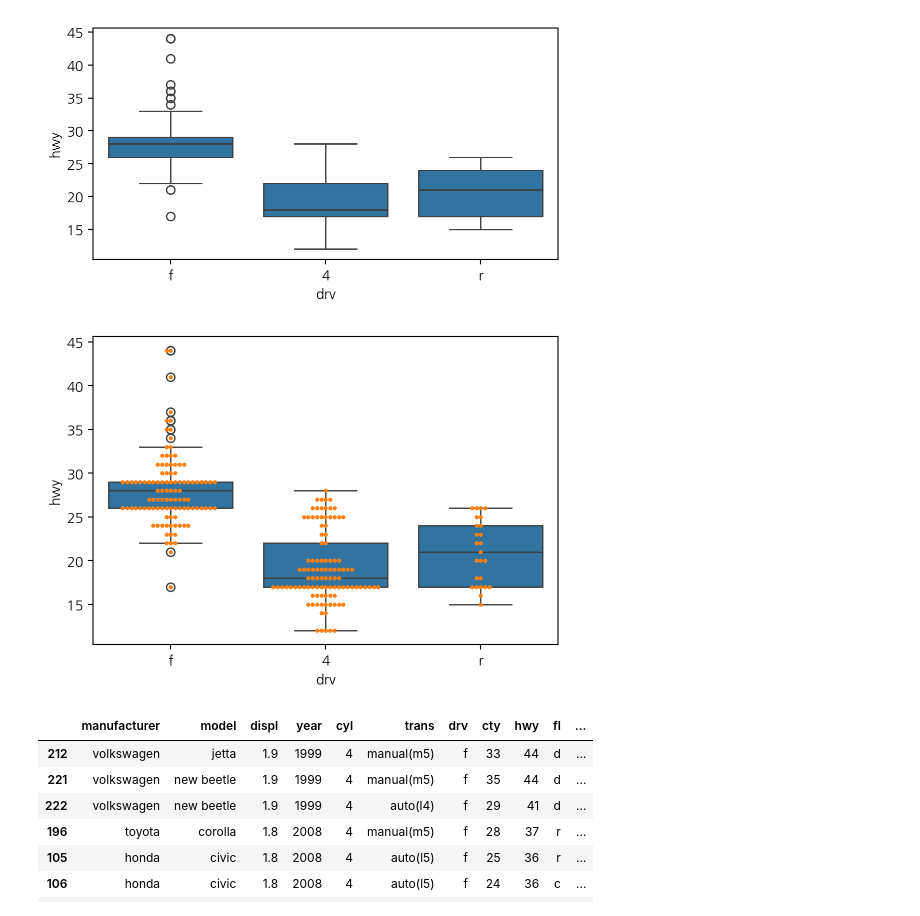
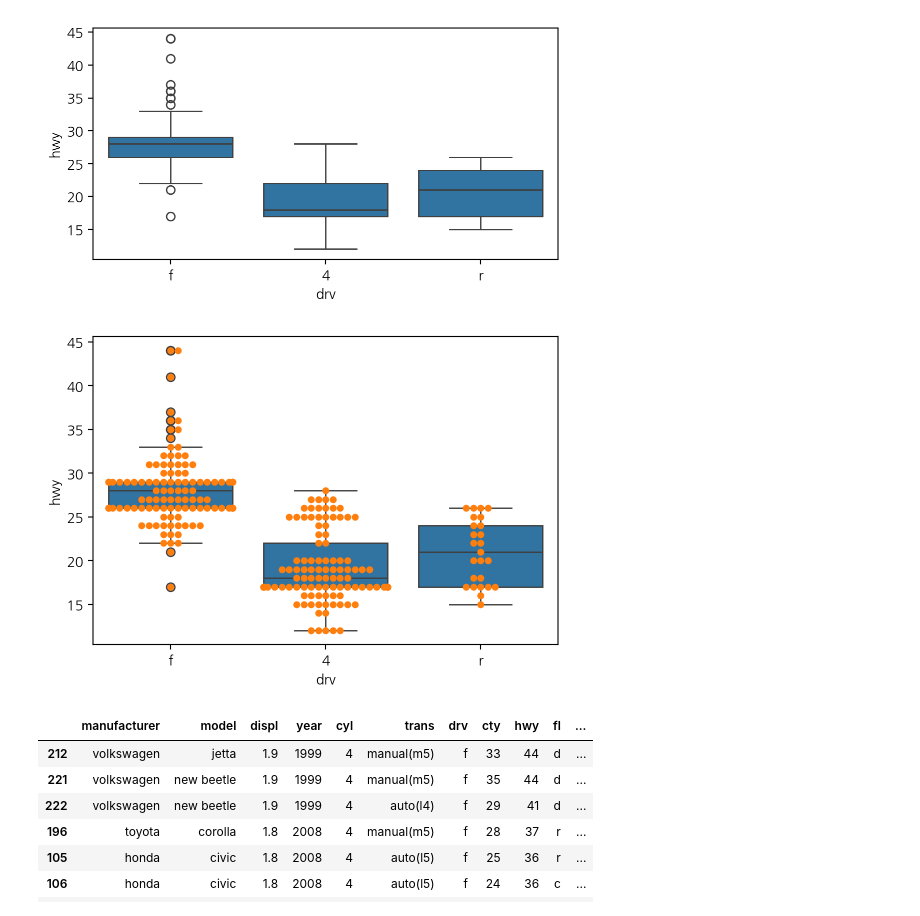
Before and after one commit to sh41n/2024-1-my-BDA, a Jupyter notebook: inclass/07w_0416_tue_B_ch08_seaborn_graph.ipynb, the cells around one changed output. Saved outputs shown, nothing was run; the diff lists cells and outputs as text; code cells hidden in the pictures.

```diff
--- a/inclass/07w_0416_tue_B_ch08_seaborn_graph.ipynb
+++ b/inclass/07w_0416_tue_B_ch08_seaborn_graph.ipynb
@@ -785,8 +777,8 @@ sns.boxplot(data = mpg, x = 'drv', y = 'hwy');
 # %%
 # plt.rcParams.update({'figure.figsize' : [5, 3]})        # 그림 크기, 기본값 [6, 4]
 plt.rcParams.update({'figure.figsize': [6, 4]})
 sns.boxplot(data = mpg, x = 'drv', y = 'hwy');
-sns.swarmplot(data = mpg, x = 'drv', y = 'hwy', size=3);
+sns.swarmplot(data = mpg, x = 'drv', y = 'hwy', size=5);
 # %% [output]
-[figure, old version]
+[figure, new version]
 # %%
```
Also changed, not shown: parts of 47 cells of this notebook.
